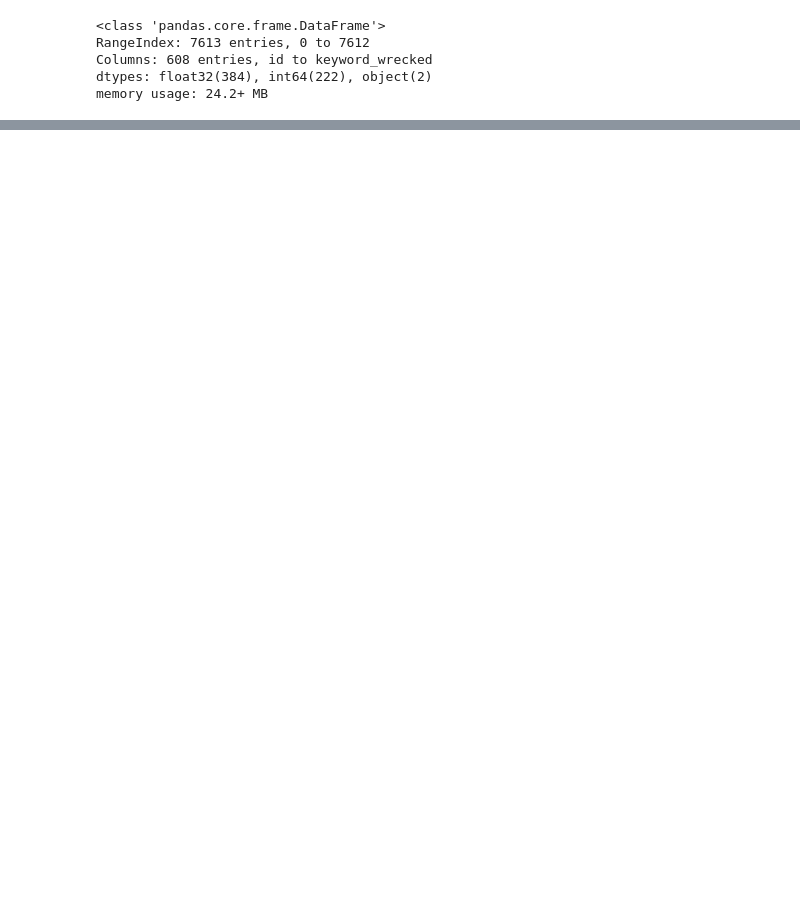
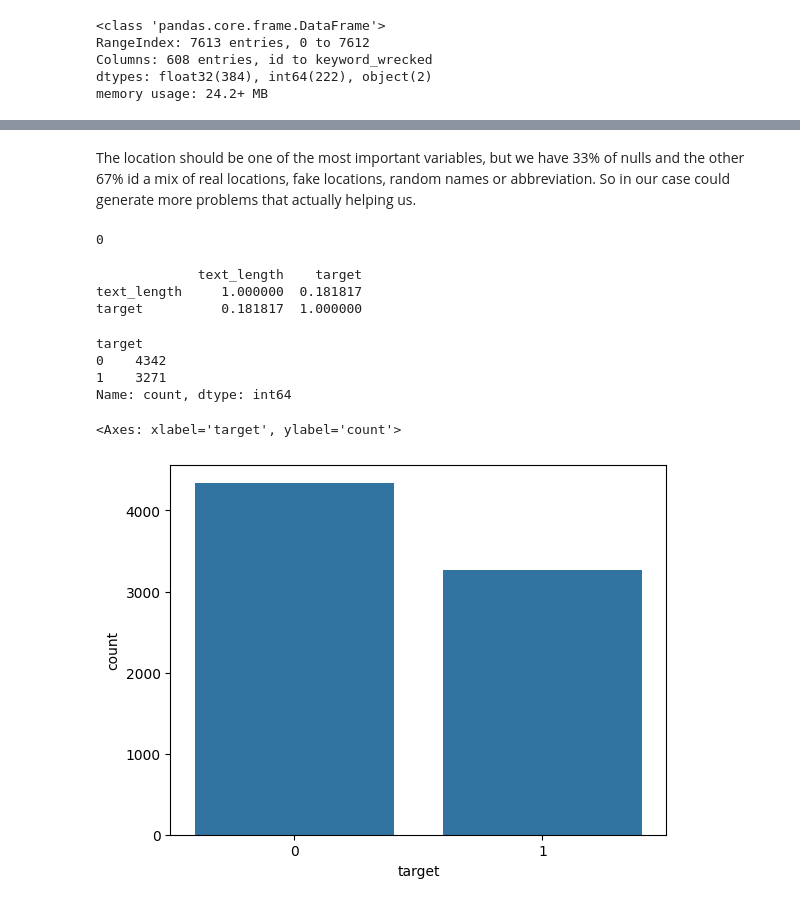
Before and after one commit to celienbonhomme/ml_project, a Jupyter notebook: src/EDA.ipynb, the cells around one changed output, grey strips where cells are left out. Saved outputs shown, nothing was run; the diff lists cells and outputs as text; code cells hidden in the pictures; blank space fills up the shorter version.

Commit message:
Data is being preprocessed, to eliminate columns

```diff
--- a/src/EDA.ipynb
+++ b/src/EDA.ipynb
@@ -141,0 +147,21 @@ milky way (-7.1280388, 52.7448393)
+# %% [markdown]
+The location should be one of the most important variables, but we have 33% of nulls and the other 67% id a mix of real locations, fake locations, random names or abbreviation. So in our case could generate more problems that actually helping us.
+# %%
+data.drop('location', axis=1, inplace=True)
+# %%
+data.isnull().sum().sum()
+# %% [output]
+0
+# %%
+data.drop('id', axis=1, inplace=True)
+# %%
+data['text_length'] = data['text'].apply(lambda x: len(x))
+# %%
+correlation_matrix = data[['text_length', 'target']].corr()
+print(correlation_matrix)
+# %% [output]
+             text_length    target
+text_length     1.000000  0.181817
+target          0.181817  1.000000
+# %%
+data.drop('text', axis=1, inplace=True)
@@ -141,0 +170,14 @@ milky way (-7.1280388, 52.7448393)
+# %%
+data['target'].value_counts()
+# %% [output]
+target
+0    4342
+1    3271
+Name: count, dtype: int64
+# %%
+import seaborn as sns
+#data[data['target'].isin([0, 1])]['target'].hist(bins=2)
+sns.countplot(data=data[data['target'].isin([0, 1])], x='target')
+# %% [output]
+<Axes: xlabel='target', ylabel='count'>
+[figure, added]
```
Also changed, not shown: parts of 17 cells of this notebook, 1 other file.
